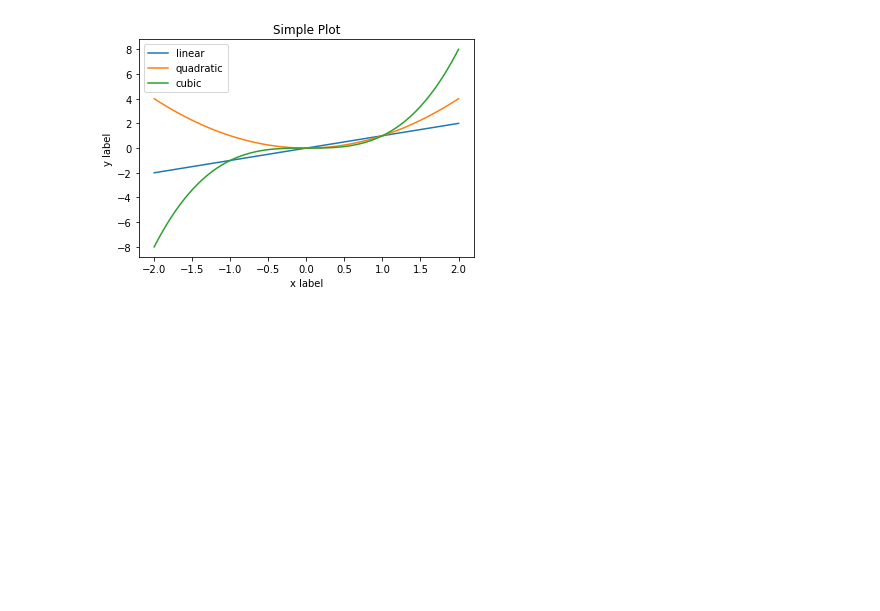
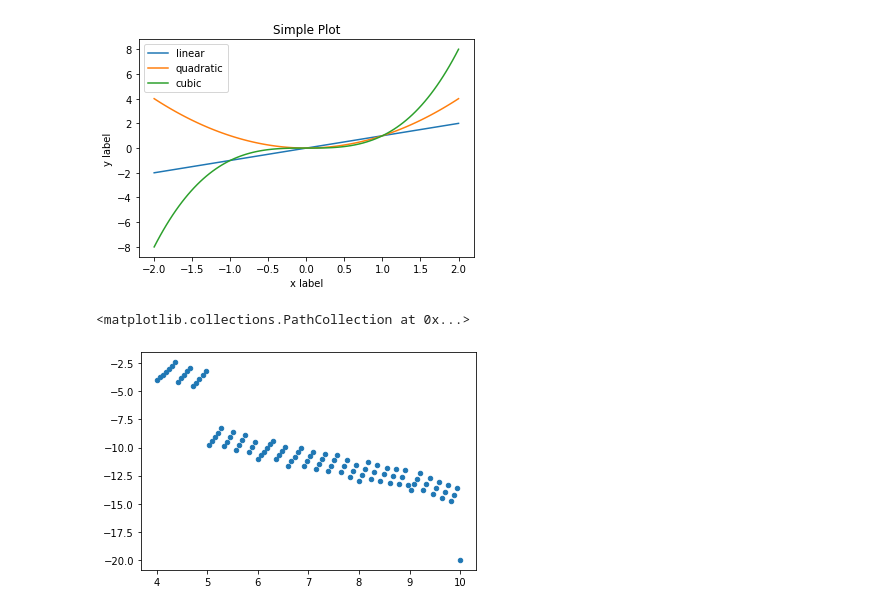
Before and after one commit to danidemi/tutorial-machine-learning, a Jupyter notebook: libs/lib-matplotlib.ipynb, the cells around one changed output. Cells and saved outputs as stored; diff of their text form; code cells hidden in the pictures; blank space fills up the shorter version.

```diff
--- a/lib-matplotlib.ipynb
+++ b/libs/lib-matplotlib.ipynb
@@ -49,3 +49,11 @@ ax.legend()  # Add a legend.
 # %% [output]
 <matplotlib.legend.Legend at 0x...>
 [figure]
+# %%
+x = np.linspace(4, 10, 100)
+y = x*-2 + x%3 * x%2 + x%5
+# https://matplotlib.org/3.2.2/api/_as_gen/matplotlib.pyplot.scatter.html
+plt.scatter(x, y, s=20)
+# %% [output]
+<matplotlib.collections.PathCollection at 0x...>
+[figure, added]
```
Also changed, not shown: 7 other files.
